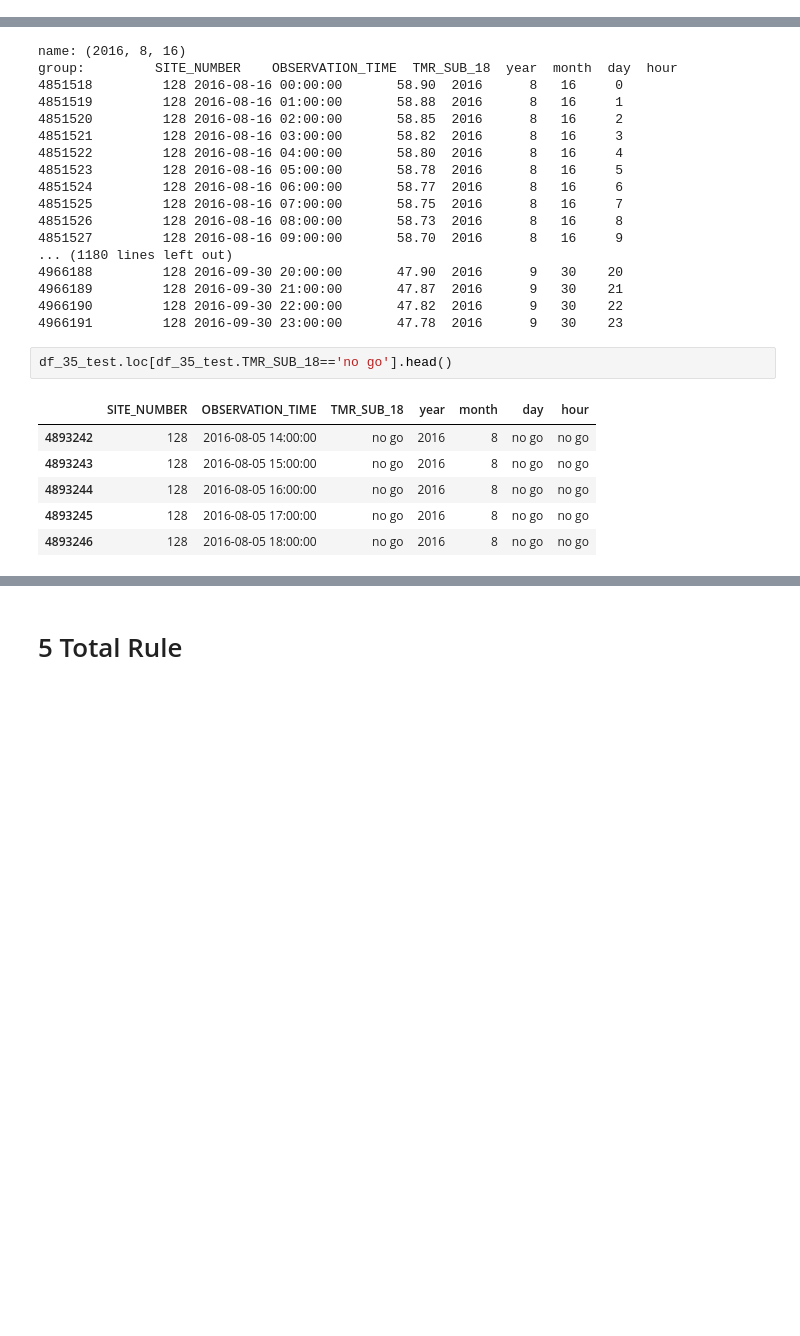
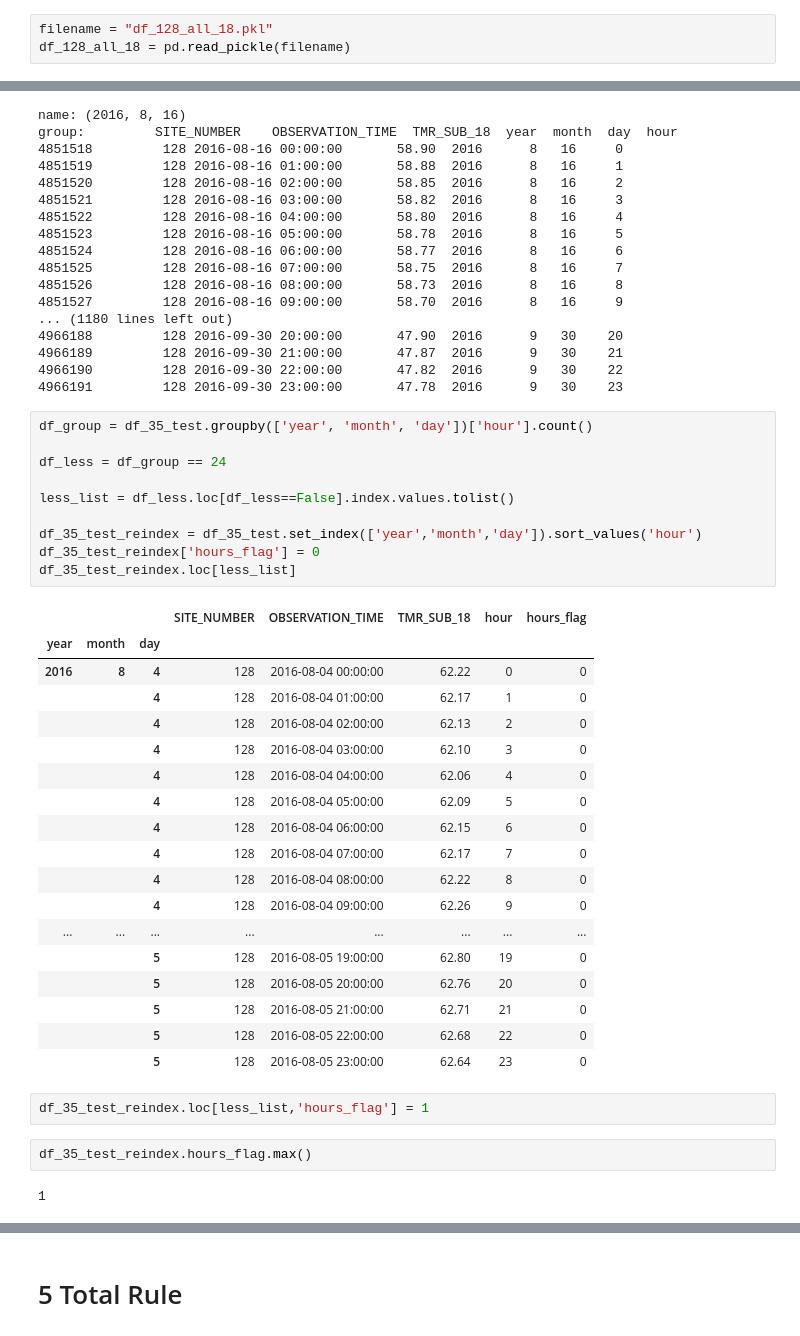
Before and after one commit to erikjamesmason/Temperature_Data_Probe, a Jupyter notebook: Temp_data_probe_Script.ipynb, the cells around one changed output, grey strips where cells are left out. Cells and saved outputs as stored; diff of their text form; blank space fills up the shorter version.

```diff
--- a/Temp_data_probe_Script.ipynb
+++ b/Temp_data_probe_Script.ipynb
@@ -154,3 +164,6 @@ dtype: object
+# %%
+filename = "df_128_all_18.pkl"
+df_128_all_18 = pd.read_pickle(filename)
 # %% [markdown]
 # Create 3/5 Test dataframe
 # %%
@@ -219,12 +232,38 @@ group:         SITE_NUMBER    OBSERVATION_TIME  TMR_SUB_18  year  month  day  ho
 4966189         128 2016-09-30 21:00:00       47.87  2016      9   30    21
 4966190         128 2016-09-30 22:00:00       47.82  2016      9   30    22
 4966191         128 2016-09-30 23:00:00       47.78  2016      9   30    23
-# %%
-df_35_test.loc[df_35_test.TMR_SUB_18=='no go'].head()
-# %% [output]
-|  | SITE_NUMBER | OBSERVATION_TIME | TMR_SUB_18 | year | month | day | hour |
-| 4893242 | 128 | 2016-08-05 14:00:00 | no go | 2016 | 8 | no go | no go |
-| 4893243 | 128 | 2016-08-05 15:00:00 | no go | 2016 | 8 | no go | no go |
-| 4893244 | 128 | 2016-08-05 16:00:00 | no go | 2016 | 8 | no go | no go |
-| 4893245 | 128 | 2016-08-05 17:00:00 | no go | 2016 | 8 | no go | no go |
-| 4893246 | 128 | 2016-08-05 18:00:00 | no go | 2016 | 8 | no go | no go |
+# %%
+df_group = df_35_test.groupby(['year', 'month', 'day'])['hour'].count()
+
+df_less = df_group == 24
+
+less_list = df_less.loc[df_less==False].index.values.tolist()
+
+df_35_test_reindex = df_35_test.set_index(['year','month','day']).sort_values('hour')
+df_35_test_reindex['hours_flag'] = 0
+df_35_test_reindex.loc[less_list]
+# %% [output]
+|  |  |  | SITE_NUMBER | OBSERVATION_TIME | TMR_SUB_18 | hour | hours_flag |
+| year | month | day |  |  |  |  |  |
+| 2016 | 8 | 4 | 128 | 2016-08-04 00:00:00 | 62.22 | 0 | 0 |
+|  |  | 4 | 128 | 2016-08-04 01:00:00 | 62.17 | 1 | 0 |
+|  |  | 4 | 128 | 2016-08-04 02:00:00 | 62.13 | 2 | 0 |
+|  |  | 4 | 128 | 2016-08-04 03:00:00 | 62.10 | 3 | 0 |
+|  |  | 4 | 128 | 2016-08-04 04:00:00 | 62.06 | 4 | 0 |
+|  |  | 4 | 128 | 2016-08-04 05:00:00 | 62.09 | 5 | 0 |
+|  |  | 4 | 128 | 2016-08-04 06:00:00 | 62.15 | 6 | 0 |
+|  |  | 4 | 128 | 2016-08-04 07:00:00 | 62.17 | 7 | 0 |
+|  |  | 4 | 128 | 2016-08-04 08:00:00 | 62.22 | 8 | 0 |
+|  |  | 4 | 128 | 2016-08-04 09:00:00 | 62.26 | 9 | 0 |
+| ... | ... | ... | ... | ... | ... | ... | ... |
+|  |  | 5 | 128 | 2016-08-05 19:00:00 | 62.80 | 19 | 0 |
+|  |  | 5 | 128 | 2016-08-05 20:00:00 | 62.76 | 20 | 0 |
+|  |  | 5 | 128 | 2016-08-05 21:00:00 | 62.71 | 21 | 0 |
+|  |  | 5 | 128 | 2016-08-05 22:00:00 | 62.68 | 22 | 0 |
+|  |  | 5 | 128 | 2016-08-05 23:00:00 | 62.64 | 23 | 0 |
+# %%
+df_35_test_reindex.loc[less_list,'hours_flag'] = 1
+# %%
+df_35_test_reindex.hours_flag.max()
+# %% [output]
+1
```
Also changed, not shown: parts of 27 cells of this notebook.
